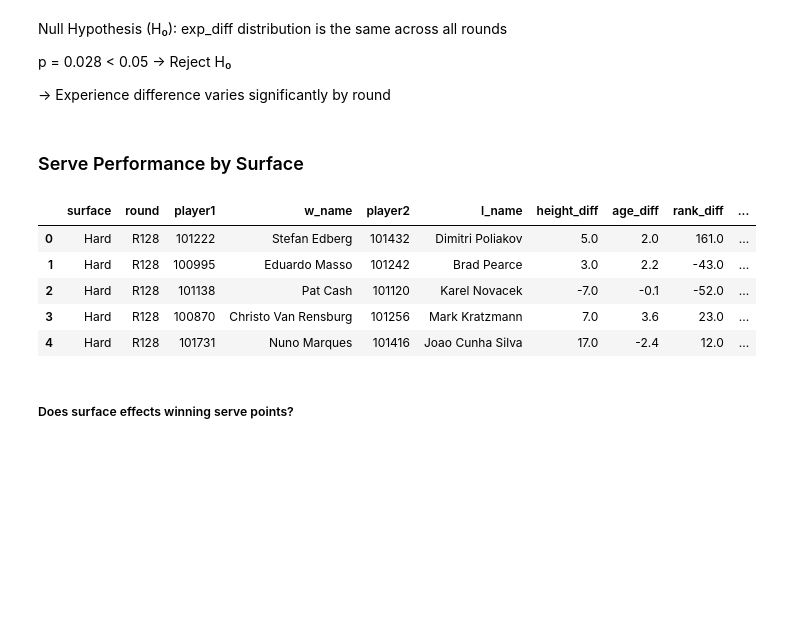
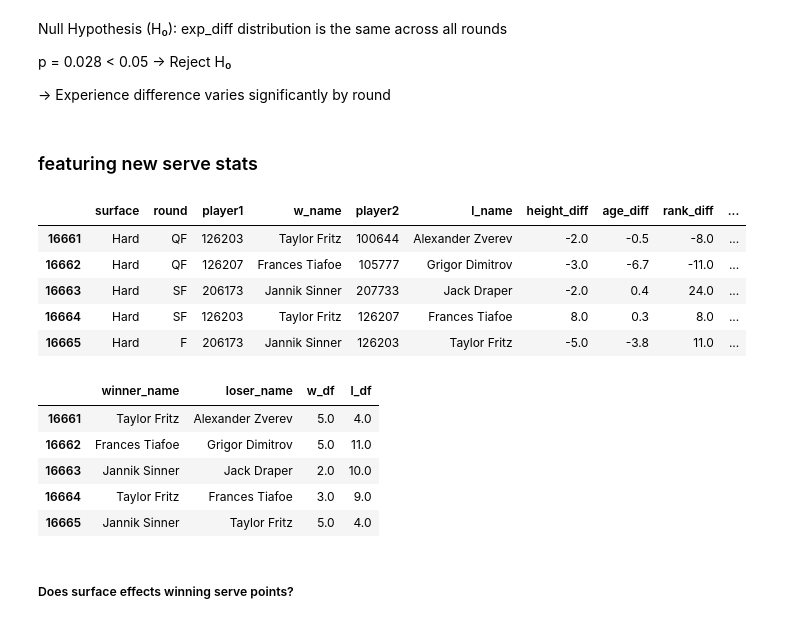
Before and after one commit to Tesserxt/ATP-Tennis, a Jupyter notebook: Notebooks/02_feature_engineering_eda.ipynb, the cells around one changed output. Cells and saved outputs as stored; diff of their text form; code cells hidden in the pictures; blank space fills up the shorter version.

```diff
--- a/Notebooks/02_feature_engineering_eda.ipynb
+++ b/Notebooks/02_feature_engineering_eda.ipynb
@@ -279,19 +279,51 @@ p = 0.028 < 0.05 → Reject H₀
 
 → Experience difference varies significantly by round
 # %% [markdown]
-### Serve Performance by Surface
+### featuring new serve stats
 # %%
-gdf['w_1stIn_%'] = df['w_1stIn'] / df['w_svpt'].replace(0, 1)
-gdf['w_1stWon_%'] = df['w_1stWon'] / df['w_1stIn'].replace(0, 1)
-gdf['w_2ndWon_%'] = df['w_2ndWon'] / (df['w_svpt'].replace(0, 1) - df['w_1stIn'].replace(0, 1))
-gdf.head()
+# Percentage winner/loser aces and their difference
+gdf['w_ace_%'] = (df['w_ace'] / df['w_svpt'].replace(0, 1))*100
+gdf['l_ace_%'] = (df['l_ace'] /  df['l_svpt'].replace(0, 1))*100
+gdf['ace_diff'] = (gdf['w_ace_%'] - gdf['l_ace_%'])
+
+# Percentage winner/loser double faults and their difference
+gdf['w_df_%'] = (df['w_df'] / df['w_svpt'].replace(0, 1))*100
+gdf['l_df_%'] = (df['l_df'] /  df['l_svpt'].replace(0, 1))*100
+gdf['df_diff'] =(gdf['l_df_%'] - gdf['w_df_%']) # Recerse cuz positive df_diff means loser had more faults (good for winner)
+
+# Percentage winner/loser 1st serves and their difference
+gdf['w_1stIn_%'] = (df['w_1stIn'] / df['w_svpt'].replace(0, 1))*100
+gdf['l_1stIn_%'] = (df['l_1stIn'] / df['l_svpt'].replace(0, 1))*100
+gdf['1stIn_diff'] = (gdf['w_1stIn_%'] - gdf['l_1stIn_%'])
+
+# Percentage winner/loser 1st serves won and their difference
+gdf['w_1stWon_%'] = (df['w_1stWon'] / df['w_1stIn'].replace(0, 1))*100
+gdf['l_1stWon_%'] = (df['l_1stWon'] / df['l_1stIn'].replace(0, 1))*100
+gdf['1stWon_diff'] = (gdf['w_1stWon_%'] - gdf['l_1stWon_%'])
+
+# Percentage winner/loser 2nd serves won and their difference
+gdf['w_2ndWon_%'] = (df['w_2ndWon'] / (df['w_svpt'].replace(0, 1) - df['w_1stIn'].replace(0, 1)))*100
+gdf['l_2ndWon_%'] = (df['l_2ndWon'] / (df['l_svpt'].replace(0, 1) - df['l_1stIn'].replace(0, 1)))*100
+gdf['2ndWon_diff'] = (gdf['w_2ndWon_%'] - gdf['l_2ndWon_%'])
+
+
+gdf.tail()
 # %% [output]
 |  | surface | round | player1 | w_name | player2 | l_name | height_diff | age_diff | rank_diff | ... |
-| 0 | Hard | R128 | 101222 | Stefan Edberg | 101432 | Dimitri Poliakov | 5.0 | 2.0 | 161.0 | ... |
-| 1 | Hard | R128 | 100995 | Eduardo Masso | 101242 | Brad Pearce | 3.0 | 2.2 | -43.0 | ... |
-| 2 | Hard | R128 | 101138 | Pat Cash | 101120 | Karel Novacek | -7.0 | -0.1 | -52.0 | ... |
-| 3 | Hard | R128 | 100870 | Christo Van Rensburg | 101256 | Mark Kratzmann | 7.0 | 3.6 | 23.0 | ... |
-| 4 | Hard | R128 | 101731 | Nuno Marques | 101416 | Joao Cunha Silva | 17.0 | -2.4 | 12.0 | ... |
+| 16661 | Hard | QF | 126203 | Taylor Fritz | 100644 | Alexander Zverev | -2.0 | -0.5 | -8.0 | ... |
+| 16662 | Hard | QF | 126207 | Frances Tiafoe | 105777 | Grigor Dimitrov | -3.0 | -6.7 | -11.0 | ... |
+| 16663 | Hard | SF | 206173 | Jannik Sinner | 207733 | Jack Draper | -2.0 | 0.4 | 24.0 | ... |
+| 16664 | Hard | SF | 126203 | Taylor Fritz | 126207 | Frances Tiafoe | 8.0 | 0.3 | 8.0 | ... |
+| 16665 | Hard | F | 206173 | Jannik Sinner | 126203 | Taylor Fritz | -5.0 | -3.8 | 11.0 | ... |
+# %%
+df.tail()[['winner_name', 'loser_name', 'w_df', 'l_df']]
+# %% [output]
+|  | winner_name | loser_name | w_df | l_df |
+| 16661 | Taylor Fritz | Alexander Zverev | 5.0 | 4.0 |
+| 16662 | Frances Tiafoe | Grigor Dimitrov | 5.0 | 11.0 |
+| 16663 | Jannik Sinner | Jack Draper | 2.0 | 10.0 |
+| 16664 | Taylor Fritz | Frances Tiafoe | 3.0 | 9.0 |
+| 16665 | Jannik Sinner | Taylor Fritz | 5.0 | 4.0 |
 # %% [markdown]
 ##### Does surface effects winning serve points?
 # %%
```
Also changed, not shown: parts of 7 cells of this notebook.
